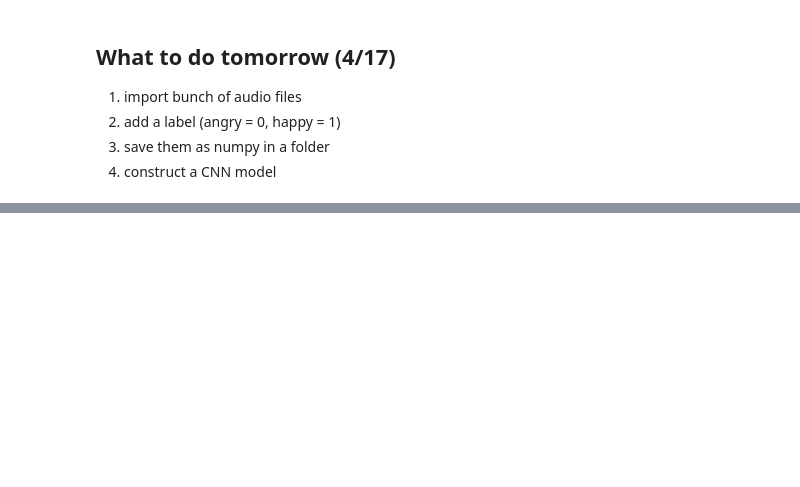
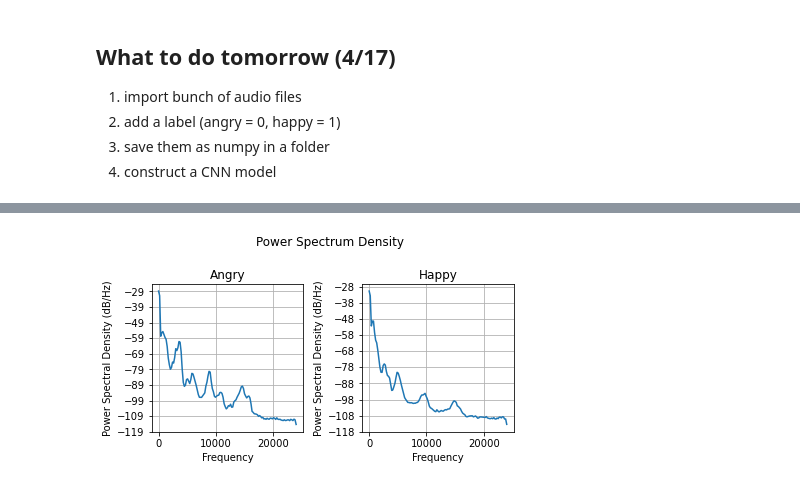
Before and after one commit to manami-16/voice_classification, a Jupyter notebook: data_exploration.ipynb, the cells around one changed output, grey strips where cells are left out. Cells and saved outputs as stored; diff of their text form; code cells hidden in the pictures; blank space fills up the shorter version.

```diff
--- a/data_exploration.ipynb
+++ b/data_exploration.ipynb
@@ -227,0 +79,5 @@ FileNotFoundError: [Errno 2] No such file or directory: './wav_data/angry1.wav'
+# %%
+df = pd.read_csv('./dataframe.csv')
+df.drop('Unnamed: 0', axis=1, inplace=True)
+# df.drop('duration(sec)', axis=1, inplace=True)
+df
@@ -227,0 +92,13 @@ FileNotFoundError: [Errno 2] No such file or directory: './wav_data/angry1.wav'
+# %%
+path = './wav_data/'
+dir_list = os.listdir(path)
+duration = []
+for i in range(len(dir_list)):
+    if dir_list[i] != '.ipynb_checkpoints':
+        sample_rate, data = wavfile.read(path + dir_list[i])
+        time = len(data) / sample_rate
+        duration.append(time)
+# %%
+df['duration'] = duration
+df.to_csv('./dataframe.csv')
+df
@@ -227,0 +196,21 @@ FileNotFoundError: [Errno 2] No such file or directory: './wav_data/angry1.wav'
+# %%
+plt.figure(figsize=(6, 3))
+
+plt.subplot(1, 2, 1)
+path = './trimmed_data/'
+data = np.load(path+df['filename'].iloc[0].split('.')[0] + '.npy')
+plt.psd(data, NFFT= 2**8, Fs=sample_rate)
+plt.title('Angry')
+
+plt.subplot(1, 2, 2)
+path = './trimmed_data/'
+data = np.load(path+df['filename'].iloc[-1].split('.')[0] + '.npy')
+plt.psd(data, NFFT= 2**8, Fs=sample_rate)
+plt.title('Happy')
+
+plt.suptitle('Power Spectrum Density', x=0.55, y=1.1)
+plt.tight_layout()
+plt.savefig('./figure/psd.pdf', dpi=300)
+plt.show()
+# %% [output]
+[figure, added]
```
Also changed, not shown: parts of 65 cells of this notebook, 4 other files.
